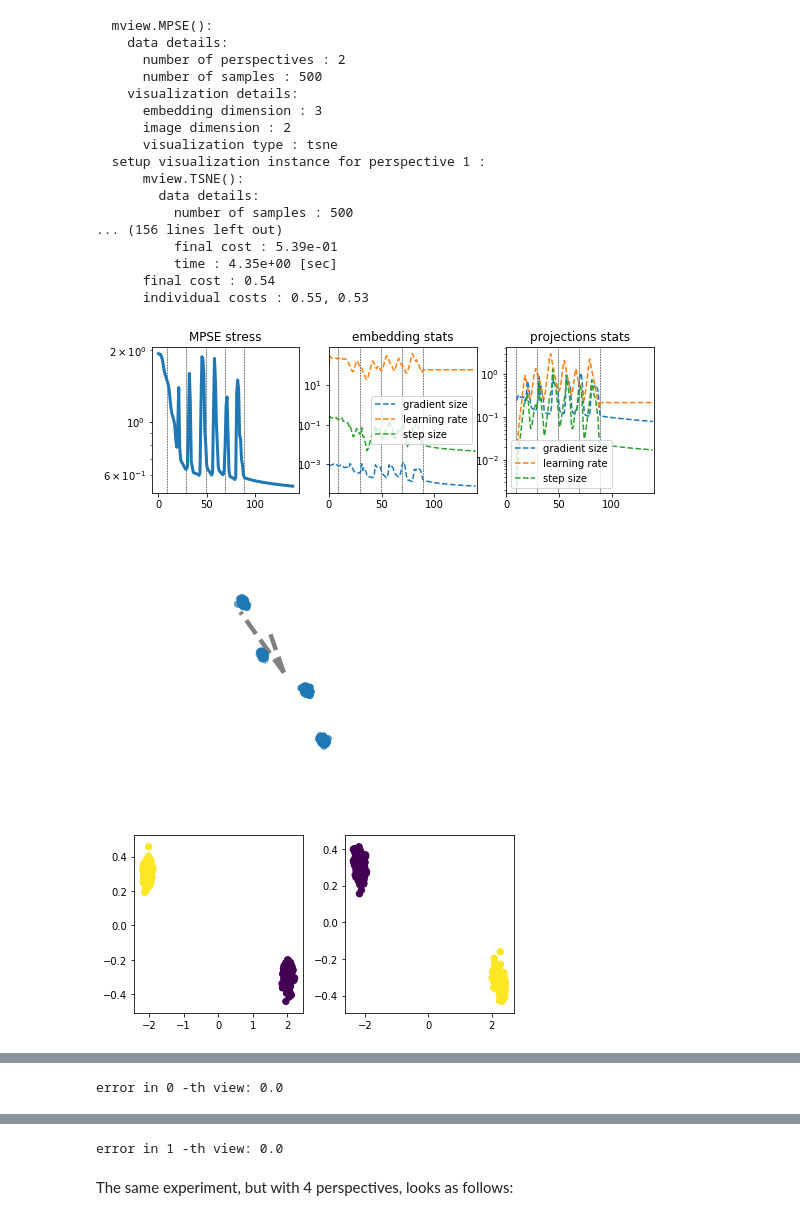
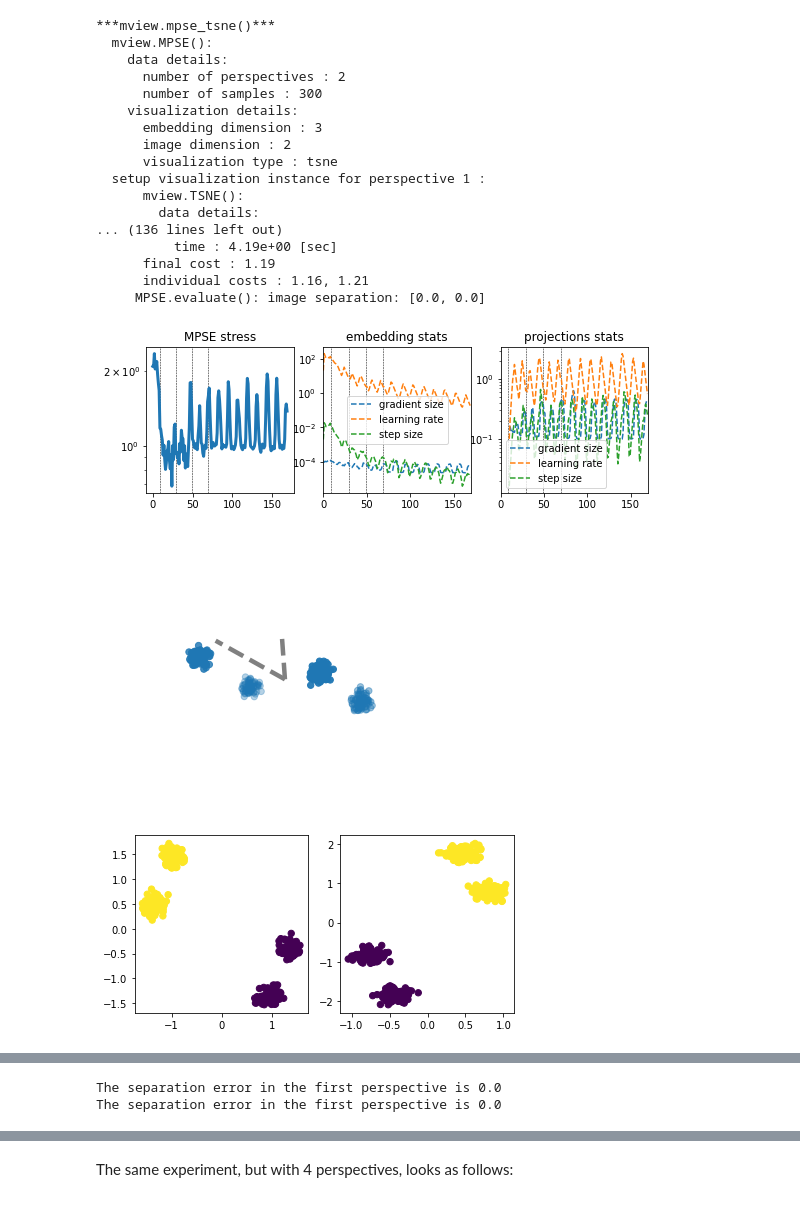
Before and after one commit to enggiqbal/MPSE-TSNE, a Jupyter notebook: examples/separation_test.ipynb, the cells around one changed output, grey strips where cells are left out. Drawn from its saved outputs; the diff is of its cells as text; code cells hidden in the pictures.

Commit message:
separation test explanation

```diff
--- a/examples/separation_test.ipynb
+++ b/examples/separation_test.ipynb
@@ -9,29 +52,27 @@ In this test, the data is divided in two clusters in each of two perspective. Th
 # %%
-results = mview.mpse_tsne('clusters', n_samples=500, n_clusters=2, n_perspectives=2, perplexity=200,
-                            show_plots=True, verbose=2)
-for i in range(results.n_perspectives):
-    image = results.images[i]
-    labels = results.image_classes[i]
-    error = mview.evaluate.separation_error(image,labels,show_plot=True)
-    print('error in',i,'-th perspective:',error)
+results = mview.mpse_tsne('clusters', n_samples=300, n_clusters=2, n_perspectives=2, perplexity=100,
+                            evaluate=True, show_plots=True, verbose=2)
+error1, error2 = results.image_separation
+print('The separation error in the first perspective is',error1)
+print('The separation error in the first perspective is',error2)
 # %% [output]
+***mview.mpse_tsne()***
   mview.MPSE():
     data details:
       number of perspectives : 2
-      number of samples : 500
+      number of samples : 300
     visualization details:
       embedding dimension : 3
       image dimension : 2
       visualization type : tsne
   setup visualization instance for perspective 1 :
       mview.TSNE():
         data details:
-          number of samples : 500
-... (156 lines left out)
-          final cost : 5.39e-01
-          time : 4.35e+00 [sec]
-      final cost : 0.54
-      individual costs : 0.55, 0.53
+... (136 lines left out)
+          time : 4.19e+00 [sec]
+      final cost : 1.19
+      individual costs : 1.16, 1.21
+     MPSE.evaluate(): image separation: [0.0, 0.0]
-[figure, old version]
+[figure, new version]
-[figure, old version]
+[figure, new version]
-[figure, old version]
+[figure, new version]
@@ -39 +79,2 @@ for i in range(results.n_perspectives):
-error in 0 -th view: 0.0
+The separation error in the first perspective is 0.0
+The separation error in the first perspective is 0.0
@@ -41,3 +81,2 @@ error in 0 -th view: 0.0
-error in 1 -th view: 0.0
 # %% [markdown]
 The same experiment, but with 4 perspectives, looks as follows:
```
Also changed, not shown: parts of 20 cells of this notebook, 1 other file.
